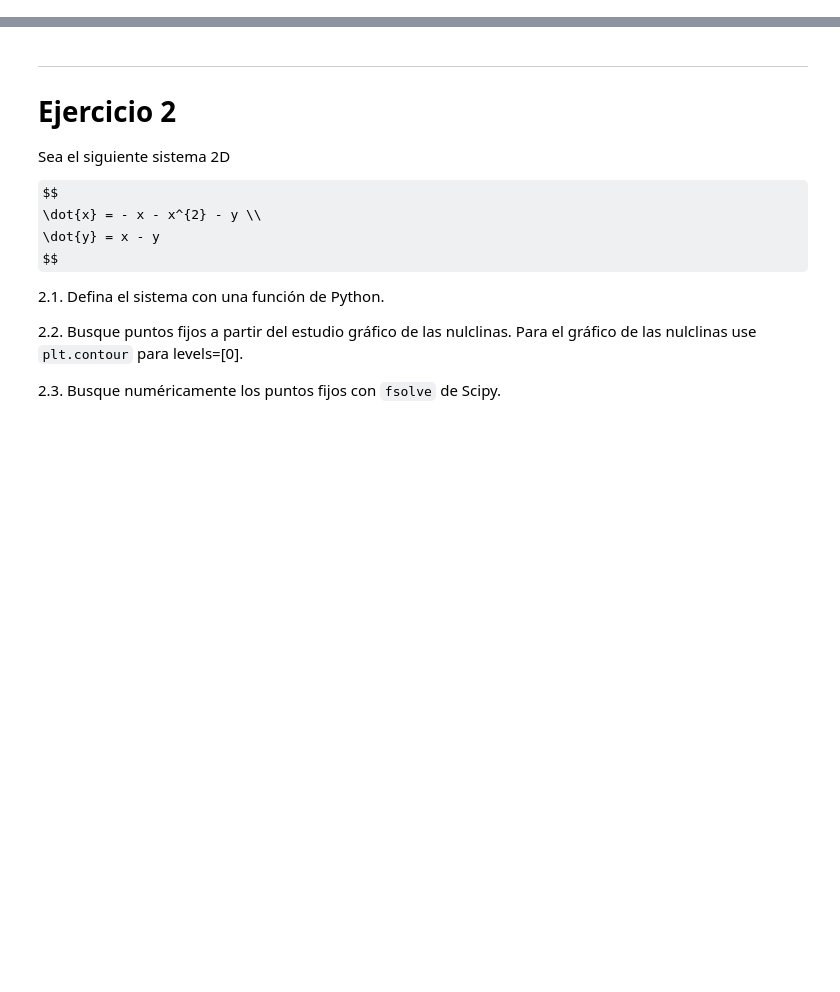
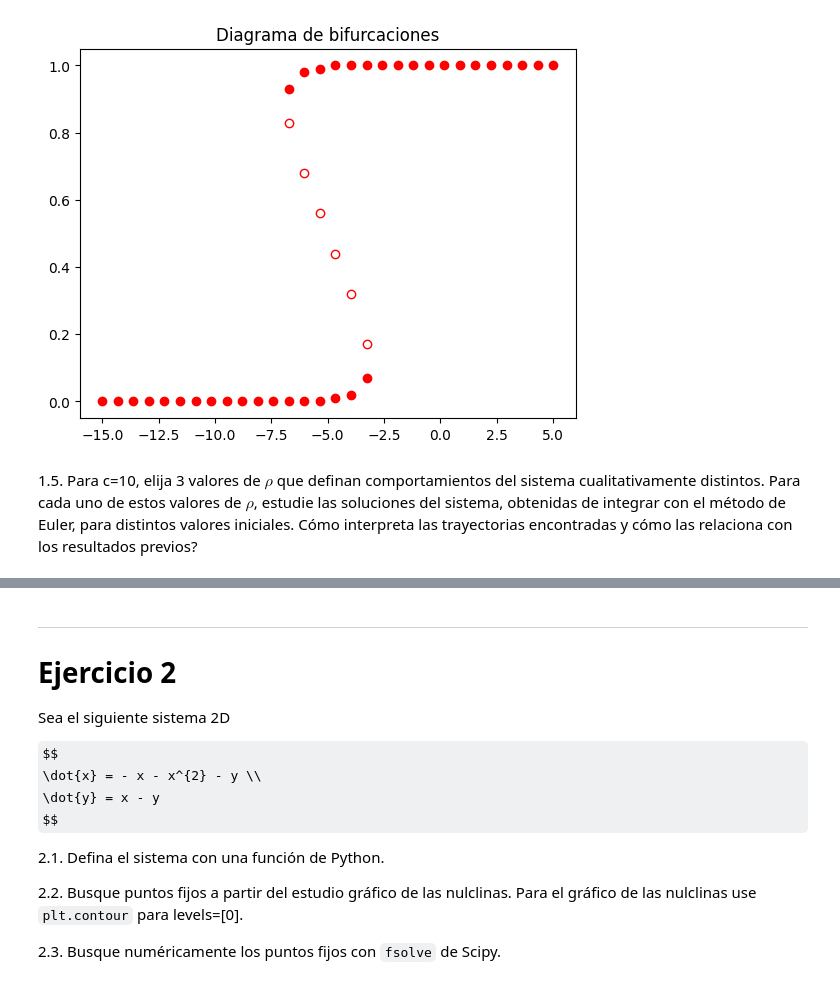
Before and after one commit to HBocaccio/NumLabIMC, a Jupyter notebook: TPs/TP1/TP1IMC2024.ipynb, the cells around one changed output, grey strips where cells are left out. Cells and saved outputs as stored; diff of their text form; code cells hidden in the pictures; some formulas as TeX source; blank space fills up the shorter version.

```diff
--- a/TPs/TP1/TP1IMC2024.ipynb
+++ b/TPs/TP1/TP1IMC2024.ipynb
@@ -36,0 +113,43 @@ donde la función $S(\rho+cx)$ es la función sigmoidea con la entrada parametri
+# %%
+def raices(f, f_prima, posibles_ci, sample=20):
+    condiciones_iniciales = np.random.choice(posibles_ci, size=sample)
+    soluciones = []
+    for c in condiciones_iniciales:
+        tol = 0.0001
+        sol, info = sp.optimize.newton(
+            f, fprime=f_prima, x0=c, tol=tol, maxiter=100, disp=False, full_output=True
+        )
+        if abs(f(sol)) < tol:
+            soluciones.append(sol)
+    return np.unique(np.array(soluciones).round(2))
+# %%
+def campovector(p, c):
+    def f(x):
+        return -x + sigmoidea(p, c)(x)
+
+    return f
+
+ps = np.linspace(-15, 5, 30)
+posibles_ci = np.linspace(-5, 5, 100)
+
+for p in ps:
+    campovector_p = campovector(p, 10)
+    raices_ = raices(campovector_p, None, posibles_ci, 100)
+    for raiz in raices_:
+        estabilidad = derivar(campovector_p, raiz)
+        plt.plot(
+            p,
+            raiz,
+            "o",
+            markerfacecolor=("r" if estabilidad < 0 else "w"),
+            markeredgecolor="r",
+        )
+
+plt.title("Diagrama de bifurcaciones")
+plt.show()
+
+# TODO: Lo unico que queda aca es que no me acuerdo como era el tema de la estabilidad
+# %% [output]
+[figure, added]
+# %% [markdown]
+1.5. Para c=10, elija 3 valores de $\rho$ que definan comportamientos del sistema cualitativamente distintos. Para cada uno de estos valores de $\rho$, estudie las soluciones del sistema, obtenidas de integrar con el método de Euler, para distintos valores iniciales. Cómo interpreta las trayectorias encontradas y cómo las relaciona con los resultados previos?
```
Also changed, not shown: parts of 13 cells of this notebook, 5 other files.
